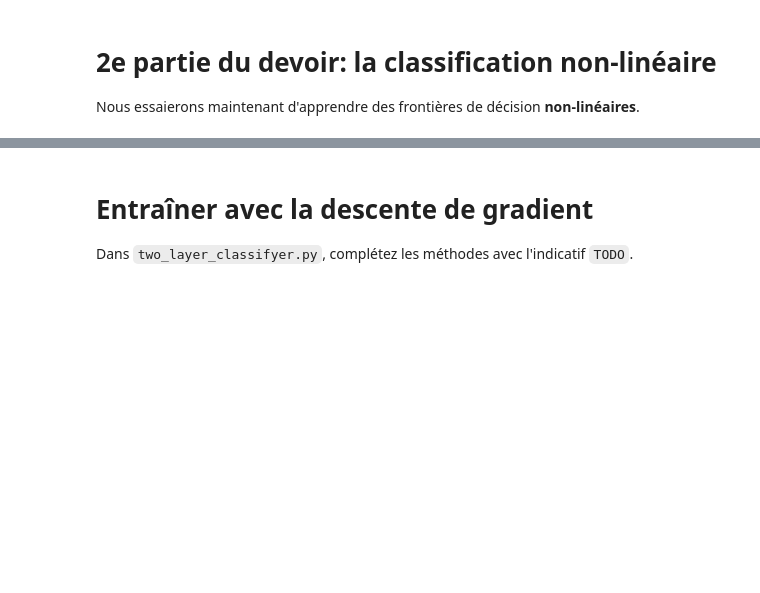
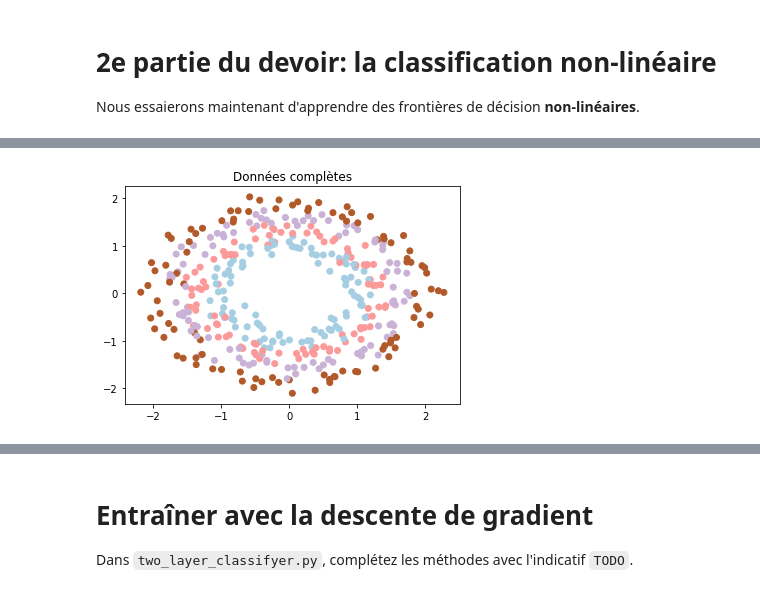
Before and after one commit to SalomeGomezP/TechniquesApprentissage-TP4, a Jupyter notebook: Devoir4.ipynb, the cells around one changed output, grey strips where cells are left out. Drawn from its saved outputs; the diff is of its cells as text; code cells hidden in the pictures; blank space fills up the shorter version.

```diff
--- a/Devoir4.ipynb
+++ b/Devoir4.ipynb
@@ -309,9 +314,11 @@ NameError: name 'np' is not defined
 # %%
 plt.figure()
 plt.scatter(X_[:, 0], X_[:, 1], c=y_, cmap=plt.cm.Paired)
-plt.title('Données complètes')prog/linear_classifier.py
+plt.title('Données complètes')
 
 plt.show()
+# %% [output]
+[figure, added]
 # %%
 train_proportion = 0.5
 val_proportion = 0.2
```
Also changed, not shown: parts of 9 cells of this notebook, 1 other file.
